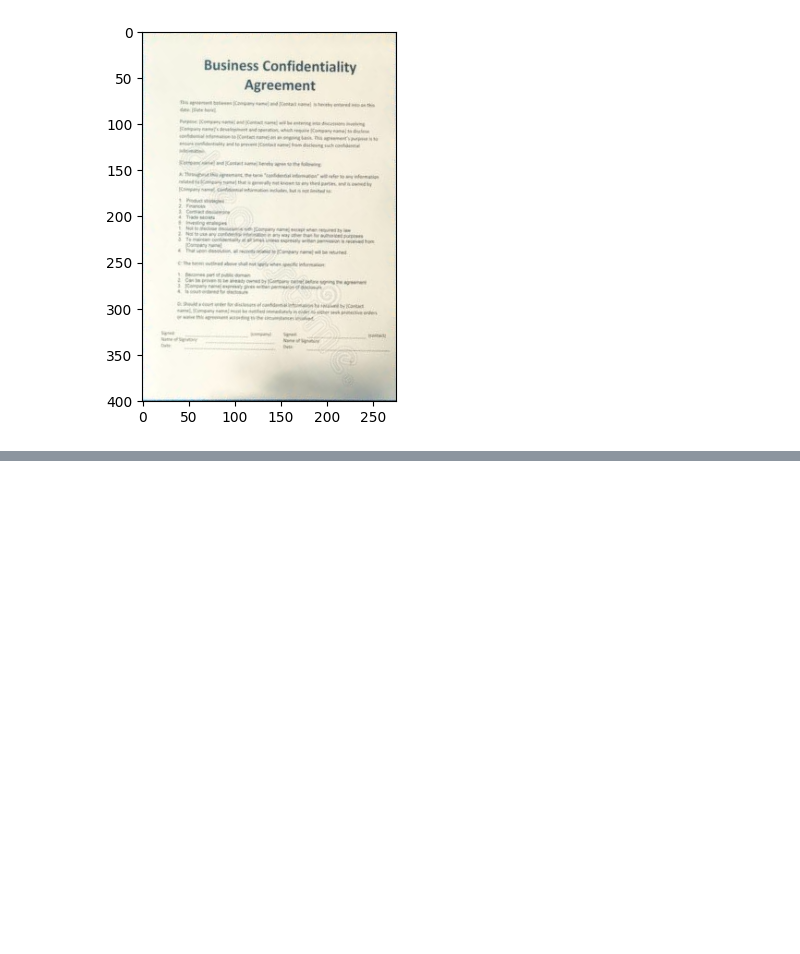
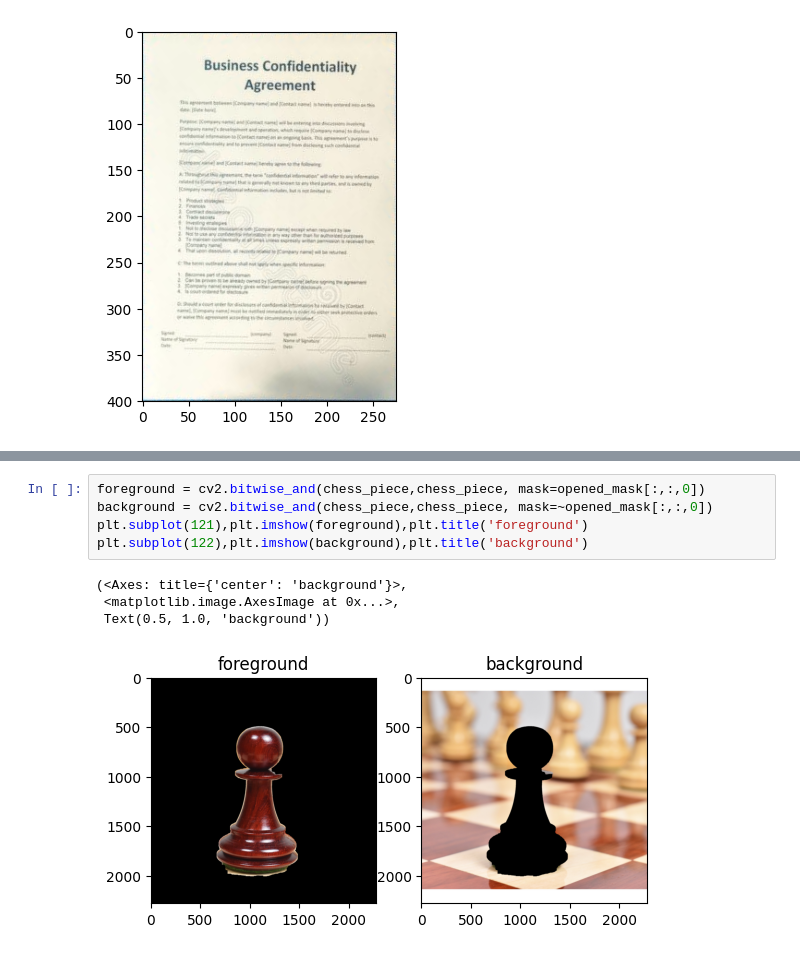
Before and after one commit to sxudan/imageprocessing, a Jupyter notebook: Image_Segmentation.ipynb, the cells around one changed output, grey strips where cells are left out. Cells and saved outputs as stored; diff of their text form; blank space fills up the shorter version.

```diff
--- a/Image_Segmentation.ipynb
+++ b/Image_Segmentation.ipynb
@@ -201,0 +248,10 @@ plt.subplot(111), plt.imshow(cv2.cvtColor(warped_image, cv2.COLOR_BGR2RGB))
+# %%
+foreground = cv2.bitwise_and(chess_piece,chess_piece, mask=opened_mask[:,:,0])
+background = cv2.bitwise_and(chess_piece,chess_piece, mask=~opened_mask[:,:,0])
+plt.subplot(121),plt.imshow(foreground),plt.title('foreground')
+plt.subplot(122),plt.imshow(background),plt.title('background')
+# %% [output]
+(<Axes: title={'center': 'background'}>,
+ <matplotlib.image.AxesImage at 0x...>,
+ Text(0.5, 1.0, 'background'))
+[figure, added]
```
Also changed, not shown: parts of 5 cells of this notebook.
